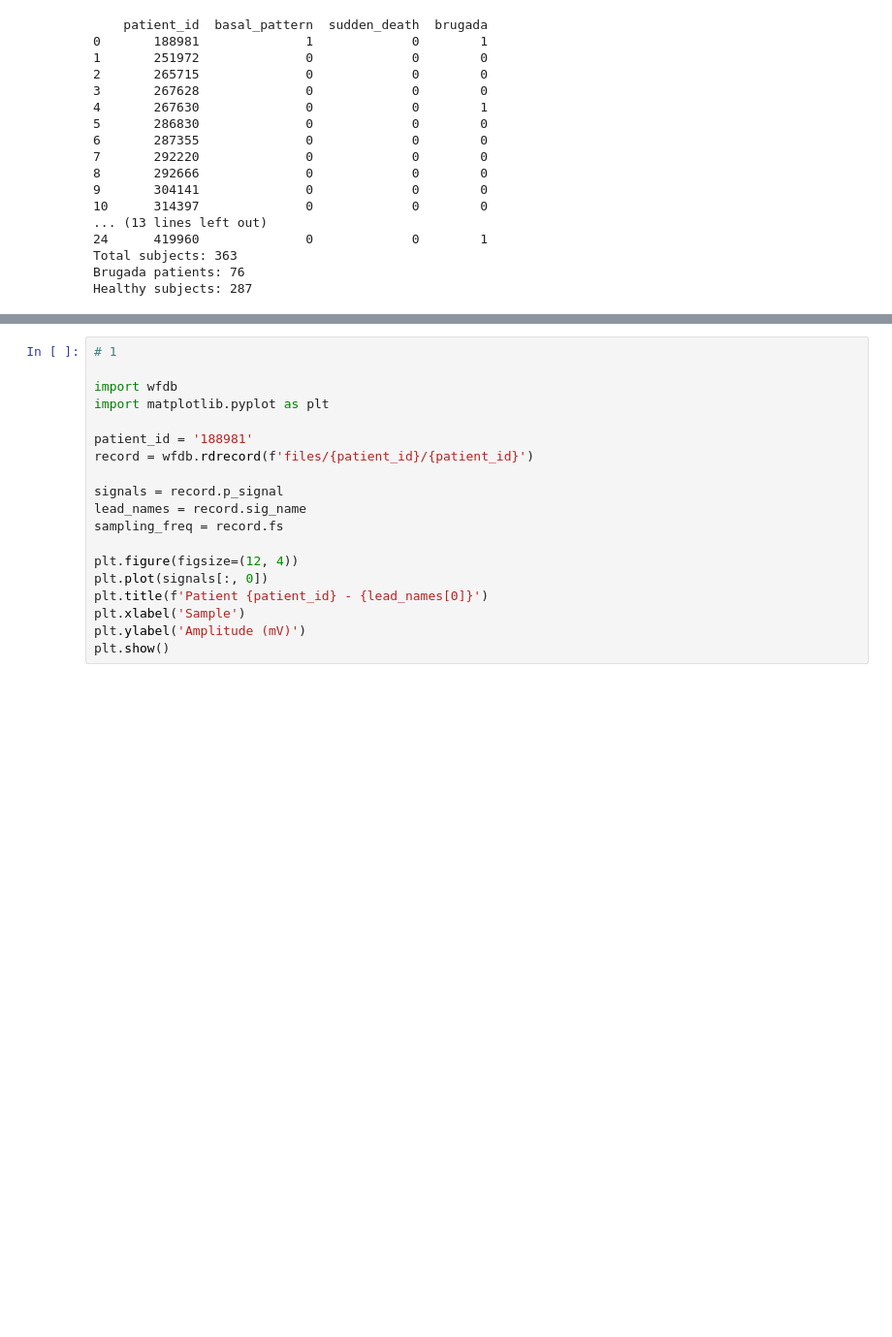
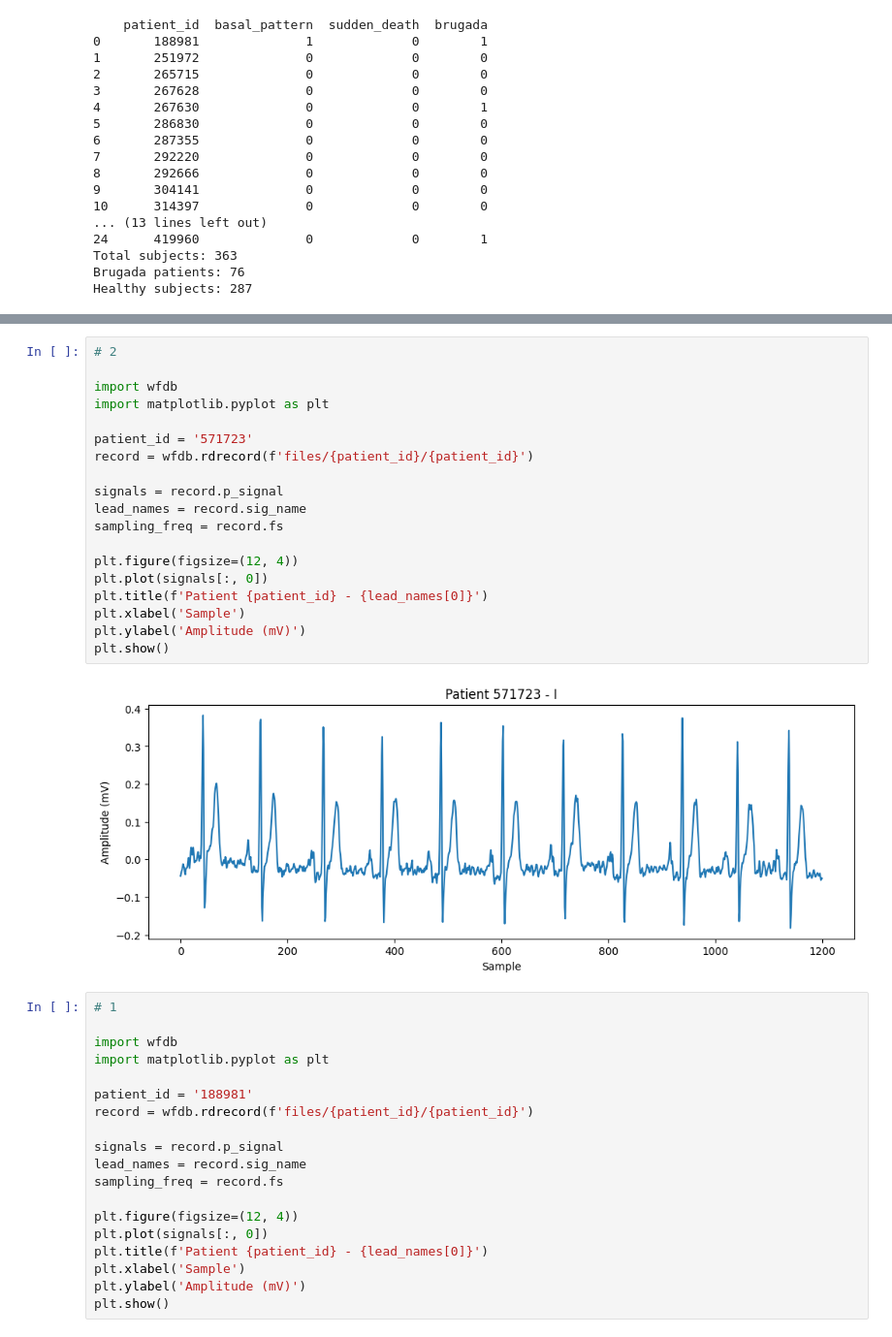
Before and after one commit to Adit310304/IDSC_Brugada, a Jupyter notebook: main.ipynb, the cells around one changed output, grey strips where cells are left out. Shown at 97% size. Cells and saved outputs as stored; diff of their text form; blank space fills up the shorter version.

```diff
--- a/main.ipynb
+++ b/main.ipynb
@@ -30,3 +65,24 @@ Healthy subjects: 287
+# %%
+# 2
+
+import wfdb
+import matplotlib.pyplot as plt
+
+patient_id = '571723'
+record = wfdb.rdrecord(f'files/{patient_id}/{patient_id}')
+
+signals = record.p_signal
+lead_names = record.sig_name
+sampling_freq = record.fs
+
+plt.figure(figsize=(12, 4))
+plt.plot(signals[:, 0])
+plt.title(f'Patient {patient_id} - {lead_names[0]}')
+plt.xlabel('Sample')
+plt.ylabel('Amplitude (mV)')
+plt.show()
+# %% [output]
+[figure, added]
 # %%
 # 1
 
```
Also changed, not shown: parts of 21 cells of this notebook.
